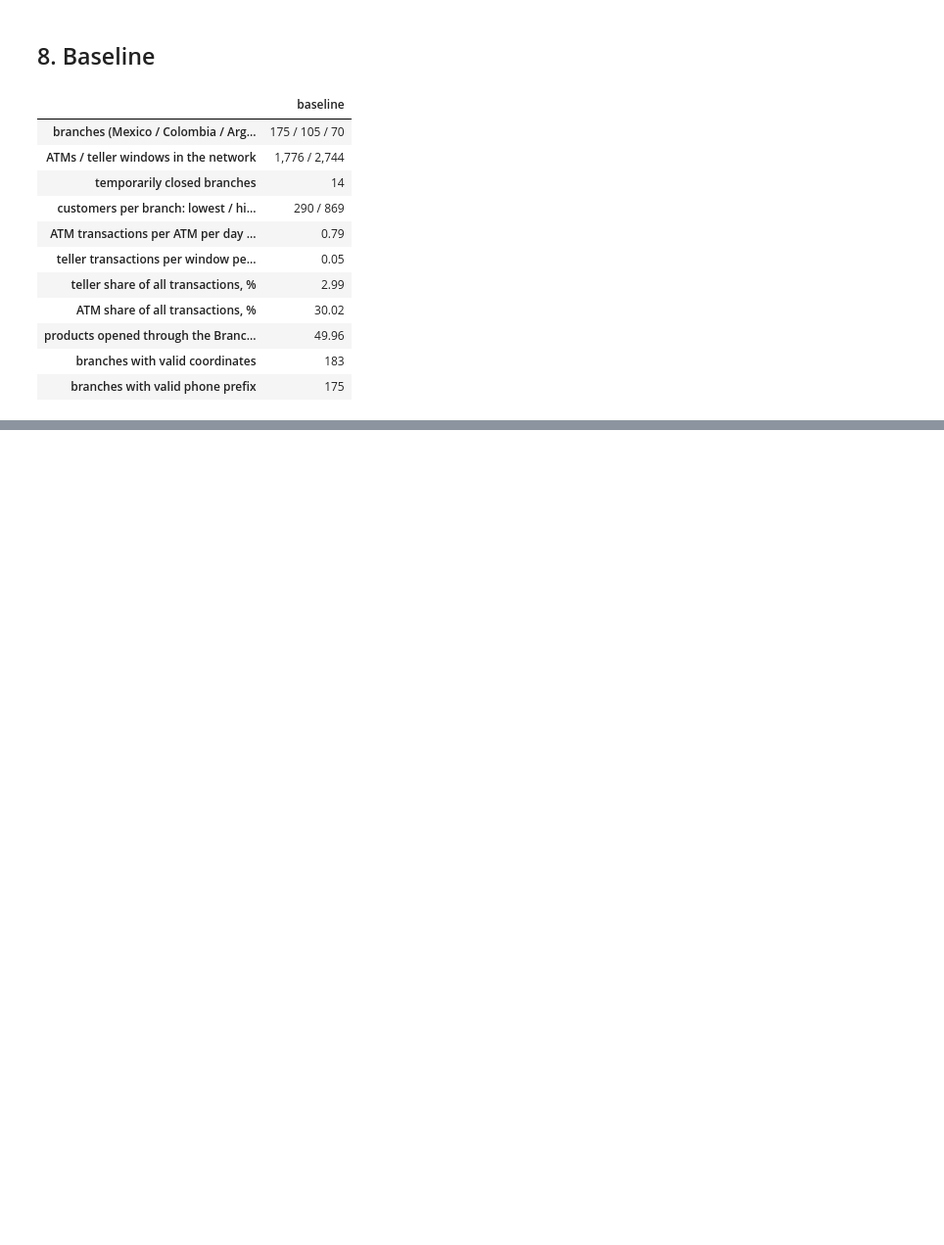
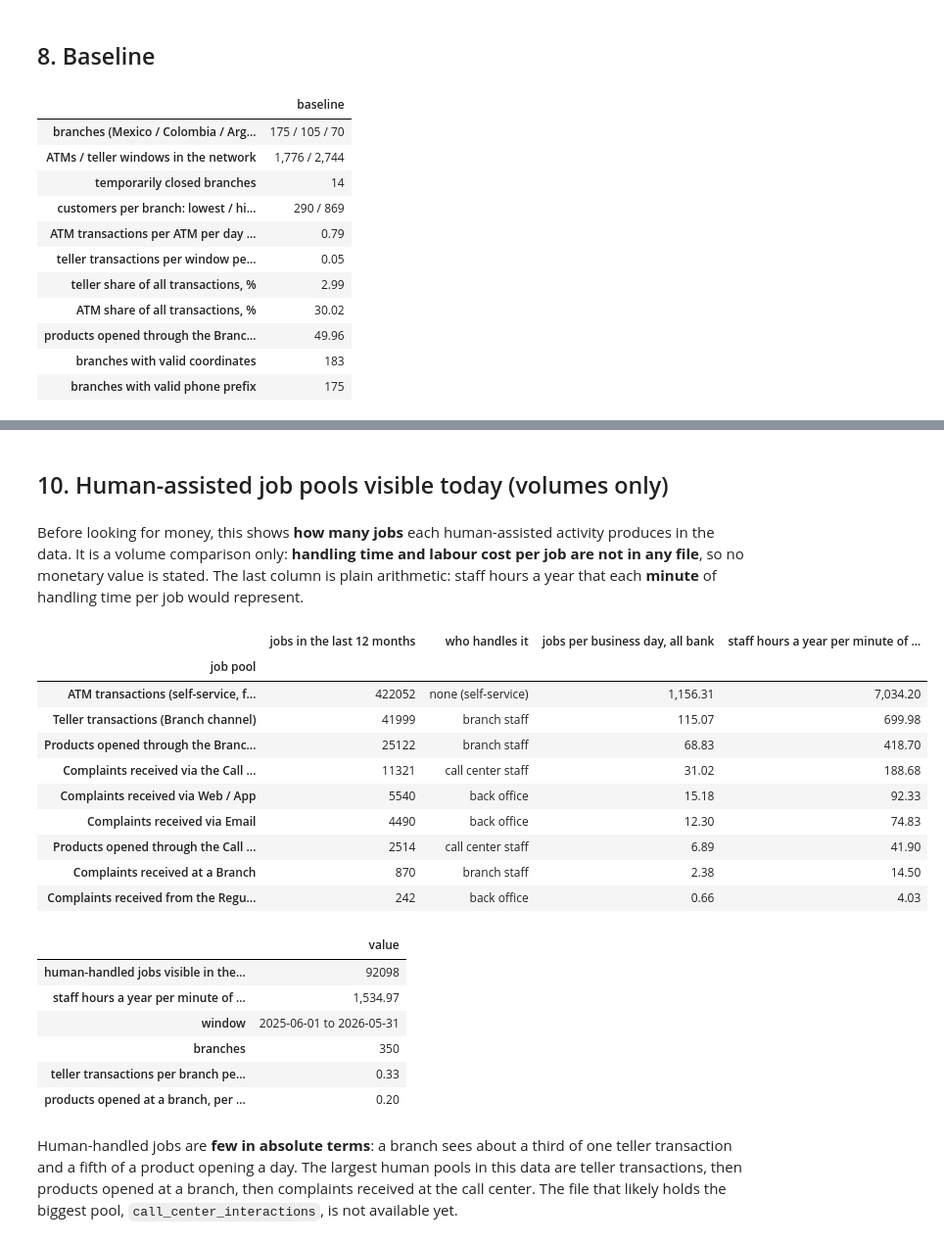
Before and after one commit to PedroCaballero1/krtr, a Jupyter notebook: notebooks/eda/physical_places_hypothesis/branches.ipynb, the cells around one changed output, grey strips where cells are left out. Shown at 98% size. Cells and saved outputs as stored; diff of their text form; code cells hidden in the pictures; blank space fills up the shorter version.

```diff
--- a/notebooks/eda/physical_places_hypothesis/branches.ipynb
+++ b/notebooks/eda/physical_places_hypothesis/branches.ipynb
@@ -836 +1021,81 @@ display(baseline.to_frame())
+# %% [markdown]
+## 10. Human-assisted job pools visible today (volumes only)
+# %% [markdown]
+Before looking for money, this shows **how many jobs** each human-assisted activity produces in the data. It is a volume
+comparison only: **handling time and labour cost per job are not in any file**, so no monetary value is stated. The last column is
+plain arithmetic: staff hours a year that each **minute** of handling time per job would represent.
+# %%
+WINDOW_START, WINDOW_END = pd.Timestamp("2025-06-01"), pd.Timestamp("2026-06-01")
+window_months = [str(month) for month in pd.period_range("2025-06", "2026-05", freq="M")]
+days_in_window = (WINDOW_END - WINDOW_START).days
+
+
+def jobs_in_window(mask: pd.Series, timestamps: pd.Series) -> int:
+    """Counts the rows of an activity that fall inside the 12-month window.
+
+    Exists so every job pool is measured over the same period.
+
+    Args:
+        mask: Boolean flag selecting the activity.
+        timestamps: Date of each row.
+
+    Returns:
+        int: number of selected rows dated inside the window.
+    """
+    return int((mask & (timestamps >= WINDOW_START) & (timestamps < WINDOW_END)).sum())
+
+
+monthly = branch_month[branch_month["month"].isin(window_months)].groupby("channel")["transactions"].sum()
+opened = products["opening_channel"]
+by_complaint_channel = {
+    channel: jobs_in_window(complaints["reception_channel"] == channel, complaints["creation_date"])
+    for channel in ["Call Center", "Email", "Web", "App", "Branch", "Regulator"]
+}
+pools = pd.DataFrame([
+    ("Teller transactions (Branch channel)", int(monthly["Branch"]), "branch staff"),
+    ("Products opened through the Branch channel", jobs_in_window(opened == "Branch", products["opening_date"]), "branch staff"),
+    ("Products opened through the Call Center", jobs_in_window(opened == "Call Center", products["opening_date"]), "call center staff"),
+    ("Complaints received via the Call Center", by_complaint_channel["Call Center"], "call center staff"),
+    ("Complaints received via Email", by_complaint_channel["Email"], "back office"),
+    ("Complaints received via Web / App", by_complaint_channel["Web"] + by_complaint_channel["App"], "back office"),
+    ("Complaints received at a Branch", by_complaint_channel["Branch"], "branch staff"),
+    ("Complaints received from the Regulator", by_complaint_channel["Regulator"], "back office"),
+    ("ATM transactions (self-service, for reference)", int(monthly["ATM"]), "none (self-service)"),
+], columns=["job pool", "jobs in the last 12 months", "who handles it"]).set_index("job pool")
+pools["jobs per business day, all bank"] = pools["jobs in the last 12 months"] / days_in_window
+pools["staff hours a year per minute of handling time per job"] = pools["jobs in the last 12 months"] / 60
+display(pools.sort_values("jobs in the last 12 months", ascending=False))
+human_jobs = pools.drop(index="ATM transactions (self-service, for reference)")["jobs in the last 12 months"].sum()
+display(pd.Series({
+    "human-handled jobs visible in the last 12 months (all pools except ATM)": human_jobs,
+    "staff hours a year per minute of average handling time across all of them": human_jobs / 60,
+    "window": f"{WINDOW_START.date()} to {(WINDOW_END - pd.Timedelta(days=1)).date()}",
+    "branches": len(branches),
+    "teller transactions per branch per day": pools.loc["Teller transactions (Branch channel)", "jobs in the last 12 months"] / len(branches) / days_in_window,
+    "products opened at a branch, per branch per day": pools.loc["Products opened through the Branch channel", "jobs in the last 12 months"] / len(branches) / days_in_window,
+}, name="value").to_frame())
+# %% [output]
+|  | jobs in the last 12 months | who handles it | jobs per business day, all bank | staff hours a year per minute of ... |
+| job pool |  |  |  |  |
+| ATM transactions (self-service, f... | 422052 | none (self-service) | 1,156.31 | 7,034.20 |
+| Teller transactions (Branch channel) | 41999 | branch staff | 115.07 | 699.98 |
+| Products opened through the Branc... | 25122 | branch staff | 68.83 | 418.70 |
+| Complaints received via the Call ... | 11321 | call center staff | 31.02 | 188.68 |
+| Complaints received via Web / App | 5540 | back office | 15.18 | 92.33 |
+| Complaints received via Email | 4490 | back office | 12.30 | 74.83 |
+| Products opened through the Call ... | 2514 | call center staff | 6.89 | 41.90 |
+| Complaints received at a Branch | 870 | branch staff | 2.38 | 14.50 |
+| Complaints received from the Regu... | 242 | back office | 0.66 | 4.03 |
+|  | value |
+| human-handled jobs visible in the... | 92098 |
+| staff hours a year per minute of ... | 1,534.97 |
+| window | 2025-06-01 to 2026-05-31 |
+| branches | 350 |
+| teller transactions per branch pe... | 0.33 |
+| products opened at a branch, per ... | 0.20 |
+# %% [markdown]
+Human-handled jobs are **few in absolute terms**: a branch sees about a third of one teller transaction and a fifth of a
+product opening a day. The largest human pools in this data are teller transactions, then products opened at a branch, then
+complaints received at the call center. The file that likely holds the biggest pool, `call_center_interactions`, is not
+available yet.
 # %% [markdown]
```
Also changed, not shown: parts of 15 cells of this notebook, 1 other file.
